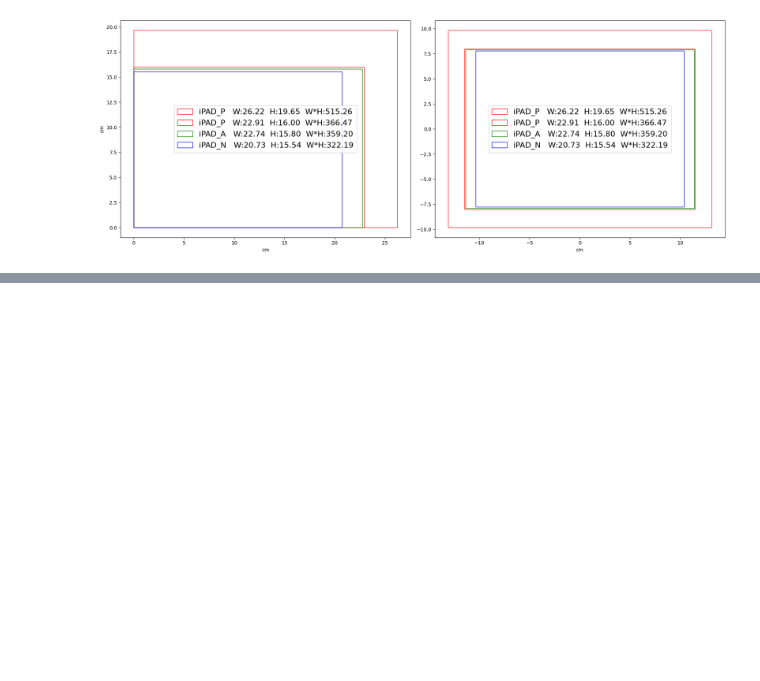
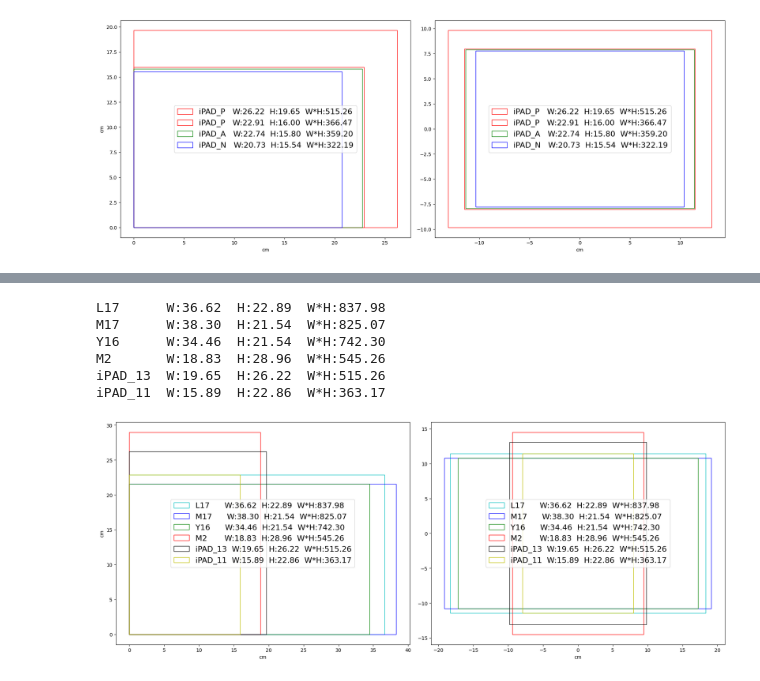
Before and after one commit to GenioSainz/Colab-Demos, a Jupyter notebook: scripts/ScreensRatios.ipynb, the cells around one changed output, grey strips where cells are left out. Cells and saved outputs as stored; diff of their text form; code cells hidden in the pictures; blank space fills up the shorter version.

```diff
--- a/scripts/ScreensRatios.ipynb
+++ b/scripts/ScreensRatios.ipynb
@@ -141,0 +143,23 @@ for data in DATA:
+# %%
+# @title  Screens H
+k = -1
+DATA = [
+        {'size':17,  'ratio':16/10,    'name':'L17','color':'c'},
+        {'size':17.3,'ratio':16/9 ,    'name':'M17','color':'b'},
+        {'size':16.00,'ratio':16/10,    'name':'Y16','color':'g'},
+        {'size':13.60,'ratio' :(2560/1664)**k,'name':'M2','color':'r'},
+        {'size':12.90,'ratio':(2732/2048)**k,'name':'iPAD_13','color':'k'},
+        {'size':10.96,'ratio':(2360/1640)**k,'name':'iPAD_11','color':'y'},
+        ]
+
+fig, ax = plt.subplots(1,2,figsize=(1800*px2inch , 1200*px2inch),constrained_layout=True)
+for data in DATA:
+  plot_rectangle(data,ax)
+# %% [output]
+L17      W:36.62  H:22.89  W*H:837.98
+M17      W:38.30  H:21.54  W*H:825.07
+Y16      W:34.46  H:21.54  W*H:742.30
+M2       W:18.83  H:28.96  W*H:545.26
+iPAD_13  W:19.65  H:26.22  W*H:515.26
+iPAD_11  W:15.89  H:22.86  W*H:363.17
+[figure, added]
```
Also changed, not shown: parts of 4 cells of this notebook, 17 other files.
